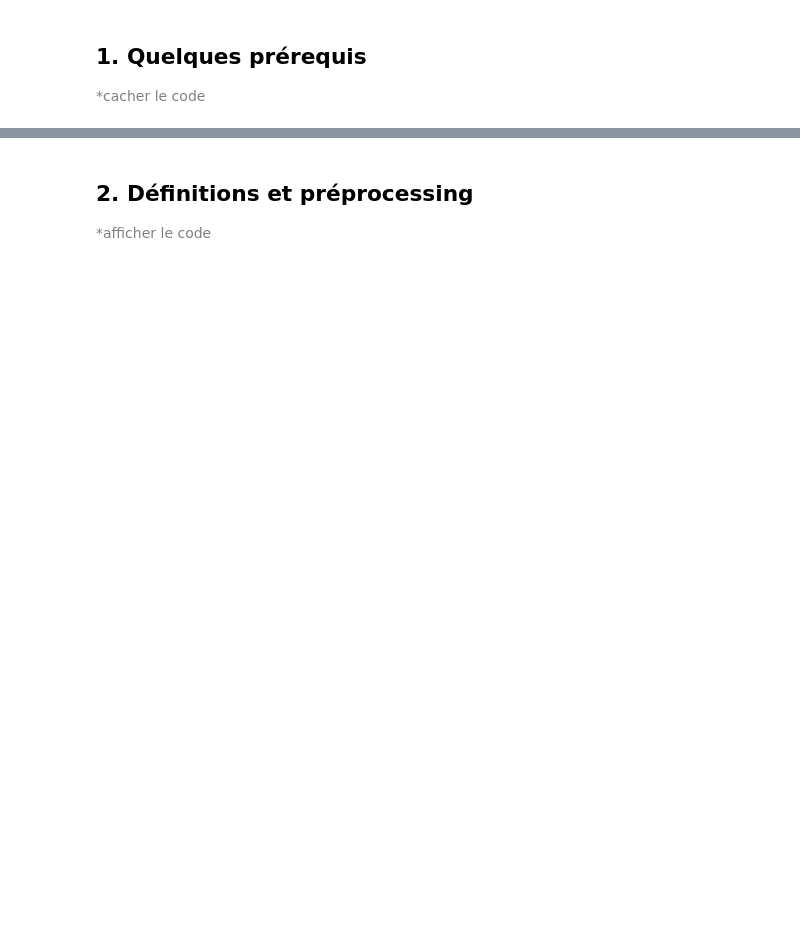
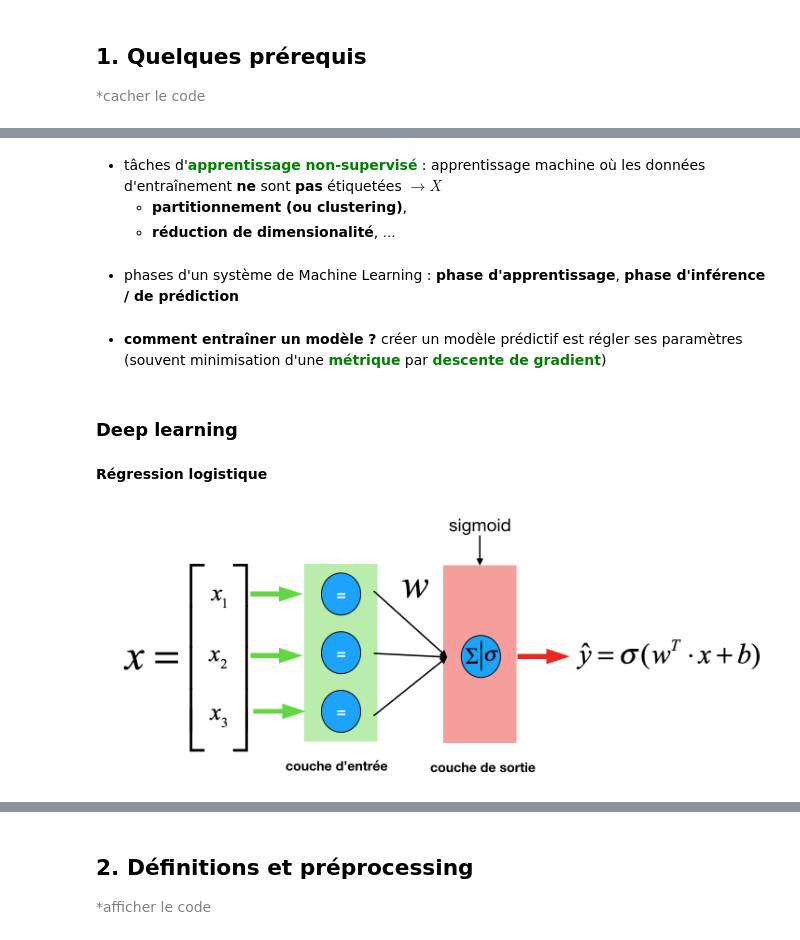
Before and after one commit to curiousML/DSA, a Jupyter notebook: text_mining/introduction/Introduction.ipynb, the cells around one changed output, grey strips where cells are left out. Cells and saved outputs as stored; diff of their text form; code cells hidden in the pictures; blank space fills up the shorter version.

```diff
--- a/text_mining/introduction/Introduction.ipynb
+++ b/text_mining/introduction/Introduction.ipynb
@@ -26,0 +27,16 @@ HTML('''<script>code_show=true; function code_toggle() {if (code_show){$('div.in
+# %% [markdown]
+- tâches d'<font color = "green"><b>apprentissage non-supervisé</b></font> : apprentissage machine où les données d'entraînement **ne** sont **pas** étiquetées $ \to X$
+    - <b>partitionnement (ou clustering)</b>,
+    - <b>réduction de dimensionalité</b>, $\dots$
+# %% [markdown]
+- phases d'un système de Machine Learning : **phase d'apprentissage**, **phase d'inférence / de prédiction**
+# %% [markdown]
+- **comment entraîner un modèle ?** créer un modèle prédictif est régler ses paramètres (souvent minimisation d'une <font color = "green"><b>métrique</b></font> par <font color = "green"><b>descente de gradient</b></font>)
+# %% [markdown]
+### Deep learning
+# %% [markdown]
+**Régression logistique**
+# %%
+Image("img/logreg.png", width=750, height = 200)
+# %% [output]
+[figure, added]
```
Also changed, not shown: parts of 10 cells of this notebook, 10 other files.
